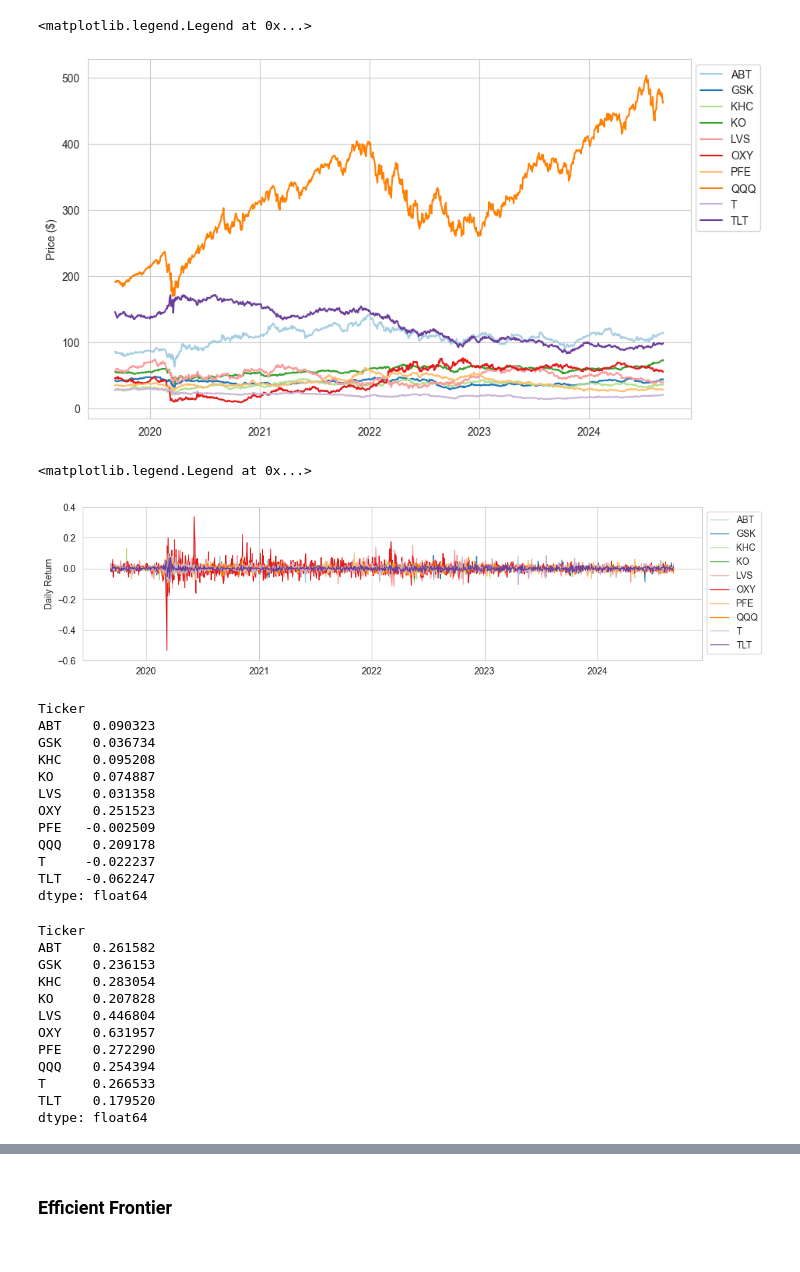
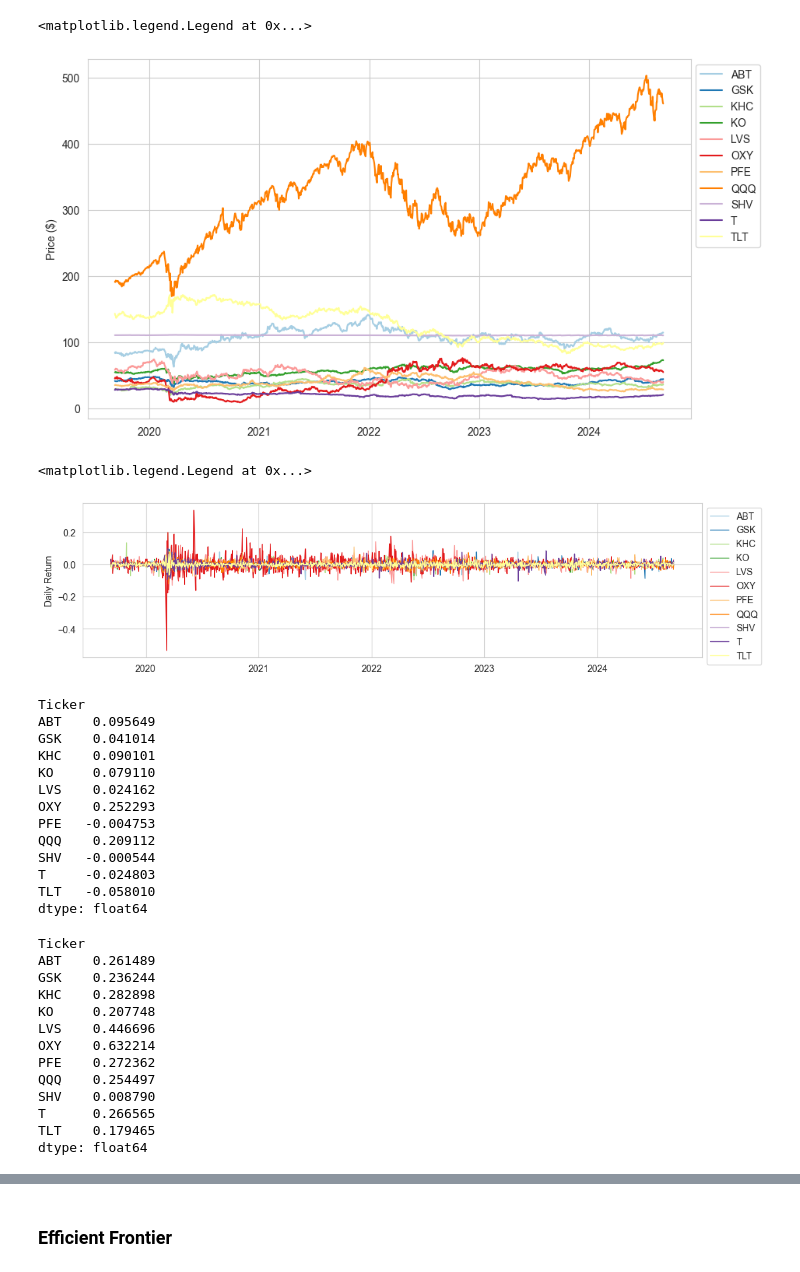
Before and after one commit to lcs-w/personal-portfolio-balancer, a Jupyter notebook: MPT.ipynb, the cells around one changed output, grey strips where cells are left out. Saved outputs shown, nothing was run; the diff lists cells and outputs as text; code cells hidden in the pictures.

```diff
--- a/MPT.ipynb
+++ b/MPT.ipynb
@@ -30,7 +30,7 @@ print(start_date)
 # list of tickers
 tickers = [
     "QQQ",  # Invesco QQQ Trust Nasdaq 100
-    # "SHV",  # iShares Short Treasury Bond ETF
+    "SHV",  # iShares Short Treasury Bond ETF
     "TLT",  # iShares 20+ Year Treasury Bond ETF
     # "DIS",  # Disney
     "PFE",  # Phizer
@@ -42,8 +42,16 @@ tickers = [
     "KO",  # Coca-Cola
     "KHC",  # Kraft Heinz
     "ABT",  # Abbott Labs
-    # "CCL",  # Carnival Corporation
 ]
+
+# tickers = [
+#     "QQQ",
+#     "VHT",  # Vanguard Health Care Index Fund ETF Shares
+#     "XLE",  # The Energy Select Sector SPDR Fund
+#     "VCR",  # Vanguard Consumer Discretionary ETF
+#     "VPU",  # Vanguard Utilities ETF
+
+# ]
 market = ["^GSPC"]
 
 close_df = pd.DataFrame()
@@ -79,32 +87,33 @@ ax.legend(loc="best", bbox_to_anchor=(1, 1))
 # fig_prices
 # %% [output]
 <matplotlib.legend.Legend at 0x...>
-[figure, old version]
+[figure, new version]
 # %%
 fig_daily_return, ax = plt.subplots(figsize=(12, 3))
 for _c in close_df.columns:
     ax.plot(close_df[_c].pct_change(), label=_c, linewidth=1)
-ax.set_ylim([-0.6, 0.4])
+# ax.set_ylim([-0.6, 0.4])
 ax.set_ylabel("Daily Return")
 ax.legend(loc="best", bbox_to_anchor=(1, 1))
 # %% [output]
 <matplotlib.legend.Legend at 0x...>
-[figure, old version]
+[figure, new version]
 # %%
 # annulized daily returns
 close_df.pct_change().mean() * 252
 # %% [output]
 Ticker
-ABT    0.090323
-GSK    0.036734
-KHC    0.095208
-KO     0.074887
-LVS    0.031358
-OXY    0.251523
-PFE   -0.002509
-QQQ    0.209178
-T     -0.022237
-TLT   -0.062247
+ABT    0.095649
+GSK    0.041014
+KHC    0.090101
+KO     0.079110
+LVS    0.024162
+OXY    0.252293
+PFE   -0.004753
+QQQ    0.209112
+SHV   -0.000544
+T     -0.024803
+TLT   -0.058010
 dtype: float64
 # %%
 daily_returns = close_df.pct_change()
@@ -113,16 +122,17 @@ daily_returns = close_df.pct_change()
 daily_returns.std() * np.sqrt(252)
 # %% [output]
 Ticker
-ABT    0.261582
-GSK    0.236153
-KHC    0.283054
-KO     0.207828
-LVS    0.446804
-OXY    0.631957
-PFE    0.272290
-QQQ    0.254394
-T      0.266533
-TLT    0.179520
+ABT    0.261489
+GSK    0.236244
+KHC    0.282898
+KO     0.207748
+LVS    0.446696
+OXY    0.632214
+PFE    0.272362
+QQQ    0.254497
+SHV    0.008790
+T      0.266565
+TLT    0.179465
 dtype: float64
 # %%
 # individual Sharpe ratios
```
Also changed, not shown: parts of 15 cells of this notebook.
